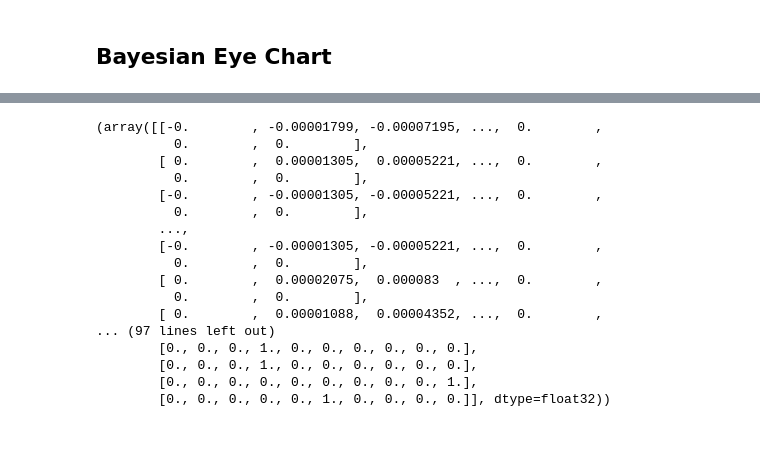
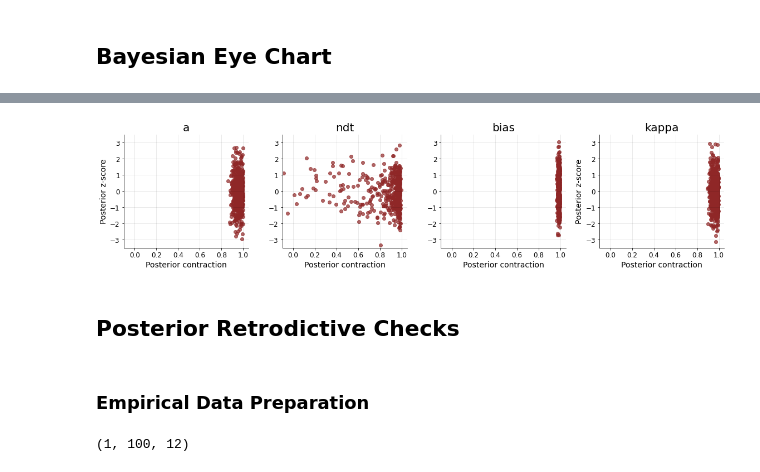
Before and after one commit to awellis/evidence-accumulators, a Jupyter notebook: notebooks/varying_drift_diffusion_modeling.ipynb, the cells around one changed output, grey strips where cells are left out. Cells and saved outputs as stored; diff of their text form; code cells hidden in the pictures; blank space fills up the shorter version.

```diff
--- a/notebooks/varying_drift_diffusion_modeling.ipynb
+++ b/notebooks/varying_drift_diffusion_modeling.ipynb
@@ -336,20 +181,40 @@ def test_fun(motion_set, condition):
-# %%
-test_fun(motion_set, condition)
-# %% [output]
-(array([[-0.        , -0.00001799, -0.00007195, ...,  0.        ,
-          0.        ,  0.        ],
-        [ 0.        ,  0.00001305,  0.00005221, ...,  0.        ,
-          0.        ,  0.        ],
-        [-0.        , -0.00001305, -0.00005221, ...,  0.        ,
-          0.        ,  0.        ],
-        ...,
-        [-0.        , -0.00001305, -0.00005221, ...,  0.        ,
-          0.        ,  0.        ],
-        [ 0.        ,  0.00002075,  0.000083  , ...,  0.        ,
-          0.        ,  0.        ],
-        [ 0.        ,  0.00001088,  0.00004352, ...,  0.        ,
-... (97 lines left out)
-        [0., 0., 0., 1., 0., 0., 0., 0., 0., 0.],
-        [0., 0., 0., 1., 0., 0., 0., 0., 0., 0.],
-        [0., 0., 0., 0., 0., 0., 0., 0., 0., 1.],
-        [0., 0., 0., 0., 0., 1., 0., 0., 0., 0.]], dtype=float32))
+# %%
+### Posterior z-score
+# Compute posterior means and stds
+post_means = param_samples.mean(1)
+post_stds = param_samples.std(1)
+post_vars = param_samples.var(1)
+
+# Compute posterior z score
+post_z_score = (post_means - true_params) / post_stds
+
+### Posterior contraction, i.e., 1 - post_var / prior_var
+prior_a = (0.5, 0.1, 0.2, 0.0) # lower bound of uniform prior
+prior_b = (3.0, 0.5, 0.8, 10.0) # upper bound of uniform prior
+
+# Compute prior vars analytically
+prior_vars = np.array([(b-a)**2/12 for a,b in zip(prior_a, prior_b)])
+# prior_vars = np.concatenate((prior_vars[0:2], np.array([0.0025]), prior_vars[2:]))
+post_cont = 1 - post_vars / prior_vars
+
+# Plotting time
+f, axarr = plt.subplots(1, 4, figsize=(16, 4))
+for i, (p, ax) in enumerate(zip(PARAM_NAMES, axarr.flat)):
+
+
+    ax.scatter(post_cont[:, i], post_z_score[:, i], color='#8f2727', alpha=0.7)
+    ax.set_title(p, fontsize=20)
+    sns.despine(ax=ax)
+    ax.set_xlim([-0.1, 1.05])
+    ax.set_ylim([-3.5, 3.5])
+    ax.grid(color='black', alpha=0.1)
+    ax.set_xlabel('Posterior contraction', fontsize=14)
+    if i == 0 or i == 3:
+        ax.set_ylabel('Posterior z-score', fontsize=14)
+f.tight_layout()
+# %% [output]
+[figure, added]
+# %% [markdown]
+## Posterior Retrodictive Checks
+# %% [markdown]
+### Empirical Data Preparation
@@ -355,0 +229,14 @@ test_fun(motion_set, condition)
+# %%
+# get one hot encoded amplitude
+amplitude = data_subset[:, 4]
+condition = get_hot_encoded_amplitude(amplitude)
+
+# prepare data for amortized inference
+final_data = np.hstack((np.expand_dims(data_subset[:, 6], axis=1),
+                        np.expand_dims(data_subset[:, 5], axis=1), condition))
+
+final_data = np.expand_dims(final_data, axis=0)
+
+final_data.shape
+# %% [output]
+(1, 100, 12)
```
Also changed, not shown: parts of 48 cells of this notebook, 8 other files.
